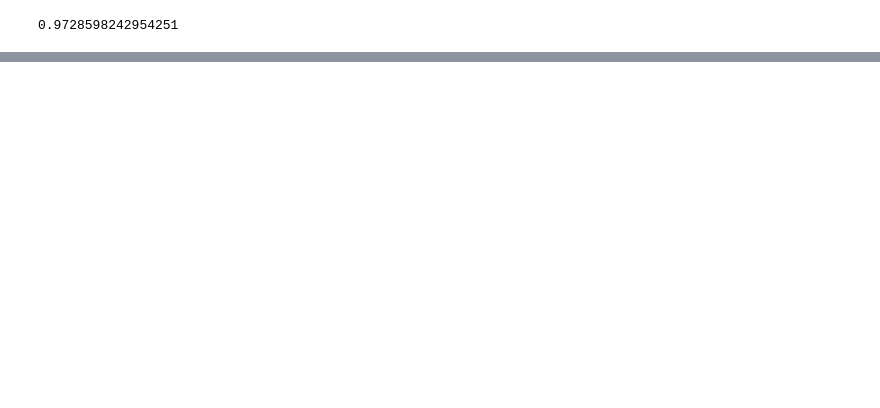
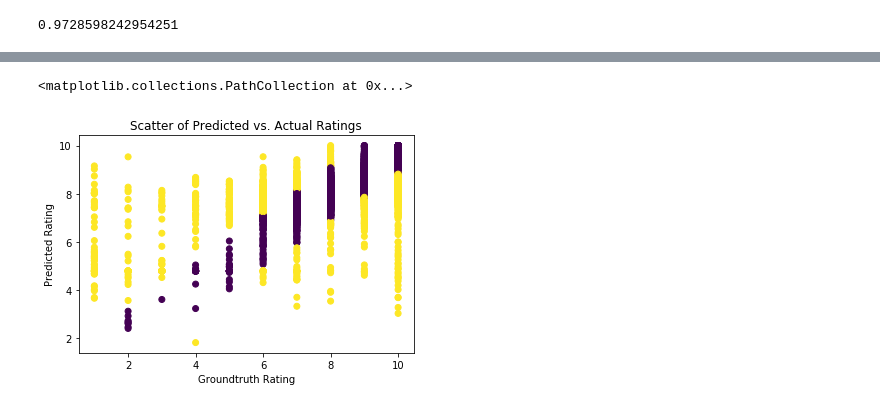
Before and after one commit to jberkowitz89/SharpestMindsProject, a Jupyter notebook: Nintendo_Project/2.22 Work.ipynb, the cells around one changed output, grey strips where cells are left out. Cells and saved outputs as stored; diff of their text form; code cells hidden in the pictures; blank space fills up the shorter version.

```diff
--- a/Nintendo_Project/2.22 Work.ipynb
+++ b/Nintendo_Project/2.22 Work.ipynb
@@ -1114,0 +1125,30 @@ print(1-personalization)
+# %%
+def get_Iu(uid):
+    """ return the number of items rated by given user
+    args:
+      uid: the id of the user
+    returns:
+      the number of items rated by the user
+    """
+    try:
+        return len(trainset.ur[trainset.to_inner_uid(uid)])
+    except ValueError: # user was not part of the trainset
+        return 0
+
+def get_Ui(iid):
+    """ return number of users that have rated given item
+    args:
+      iid: the raw id of the item
+    returns:
+      the number of users that have rated the item.
+    """
+    try: 3
+        return len(trainset.ir[trainset.to_inner_iid(iid)])
+    except ValueError:
+        return 0
+# %%
+prediction_df = pd.DataFrame(predictions, columns=['uid', 'iid', 'rui', 'est', 'details'])
+prediction_df['Iu'] = prediction_df.uid.apply(get_Iu)
+prediction_df['Ui'] = prediction_df.iid.apply(get_Ui)
+prediction_df['err'] = abs(prediction_df.est - prediction_df.rui)
+prediction_df.head()
@@ -1114,0 +1181,2 @@ print(1-personalization)
+# %%
+prediction_df["Err_Class"] = np.where(prediction_df["err"] > 1.12, 1, 0)
@@ -1114,0 +1192,8 @@ print(1-personalization)
+# %%
+plt.xlabel('Groundtruth Rating')
+plt.ylabel('Predicted Rating')
+plt.title('Scatter of Predicted vs. Actual Ratings')
+plt.scatter(prediction_df["rui"], prediction_df["est"], c=prediction_df["Err_Class"])
+# %% [output]
+<matplotlib.collections.PathCollection at 0x...>
+[figure, added]
```
Also changed, not shown: parts of 16 cells of this notebook, 6 other files.
